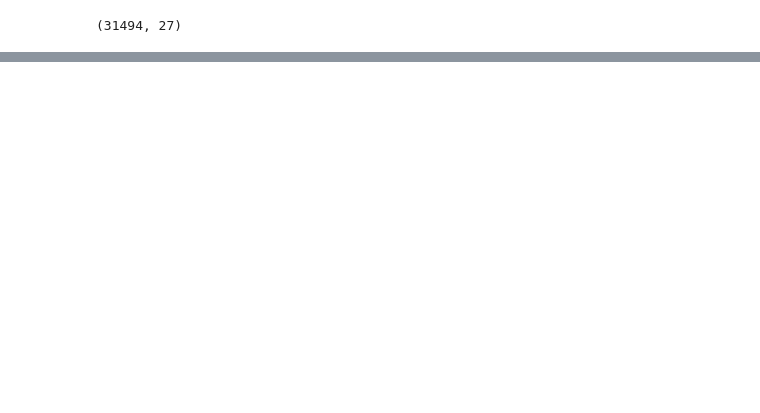
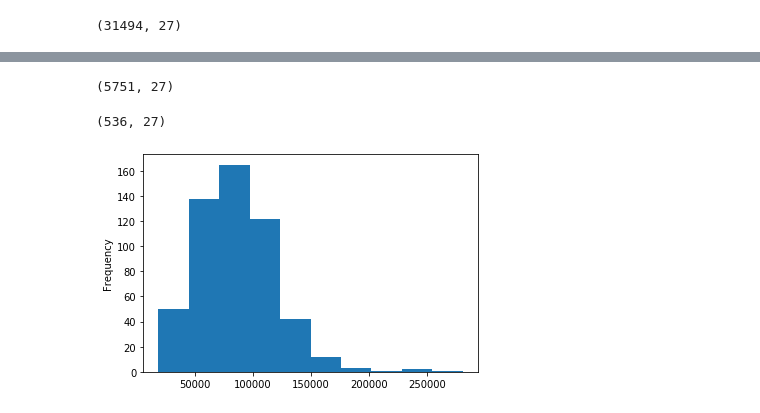
Before and after one commit to absor97/Data_Analyst_Jop_Posting, a Jupyter notebook: data_analyst_job_posting.ipynb, the cells around one changed output, grey strips where cells are left out. Saved outputs shown, nothing was run; the diff lists cells and outputs as text; code cells hidden in the pictures; blank space fills up the shorter version.

```diff
--- a/data_analyst_job_posting.ipynb
+++ b/data_analyst_job_posting.ipynb
@@ -38,0 +43,3 @@ job.iloc[:][:-1]
+# %%
+job_salary = job.dropna(subset = ['salary_avg'])
+job_salary.head()
@@ -38,0 +53,17 @@ job.iloc[:][:-1]
+# %%
+job_salary.shape
+# %% [output]
+(5751, 27)
+# %%
+job_salary[job_salary['title'] == "Data Analyst"].shape
+# %% [output]
+(536, 27)
+# %%
+junior_data = job_salary[job_salary['title'] == "Junior Data Analyst"]
+data_analyst = job_salary[job_salary['title'] == "Data Analyst"]
+senior_data = job_salary[job_salary['title'] == "Senior Data Analyst"]
+# %%
+data_analyst['salary_standardized'].plot.hist()
+plt.show()
+# %% [output]
+[figure, added]
```
Also changed, not shown: parts of 37 cells of this notebook.
